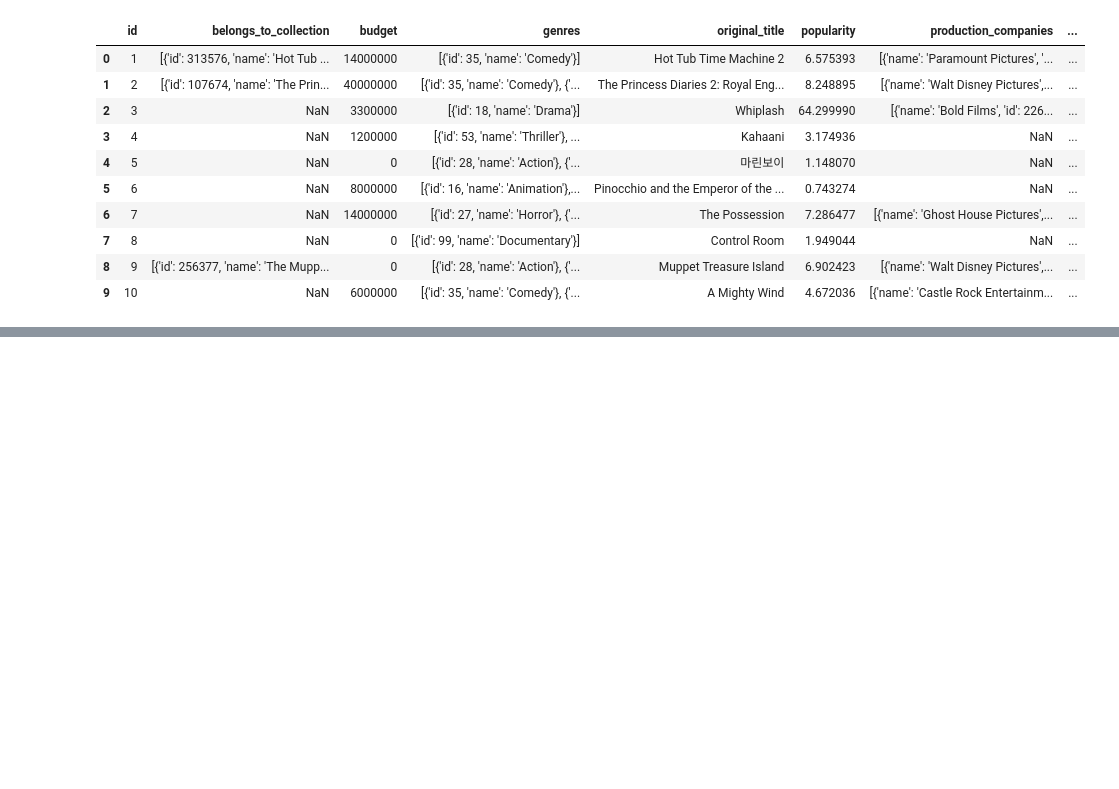
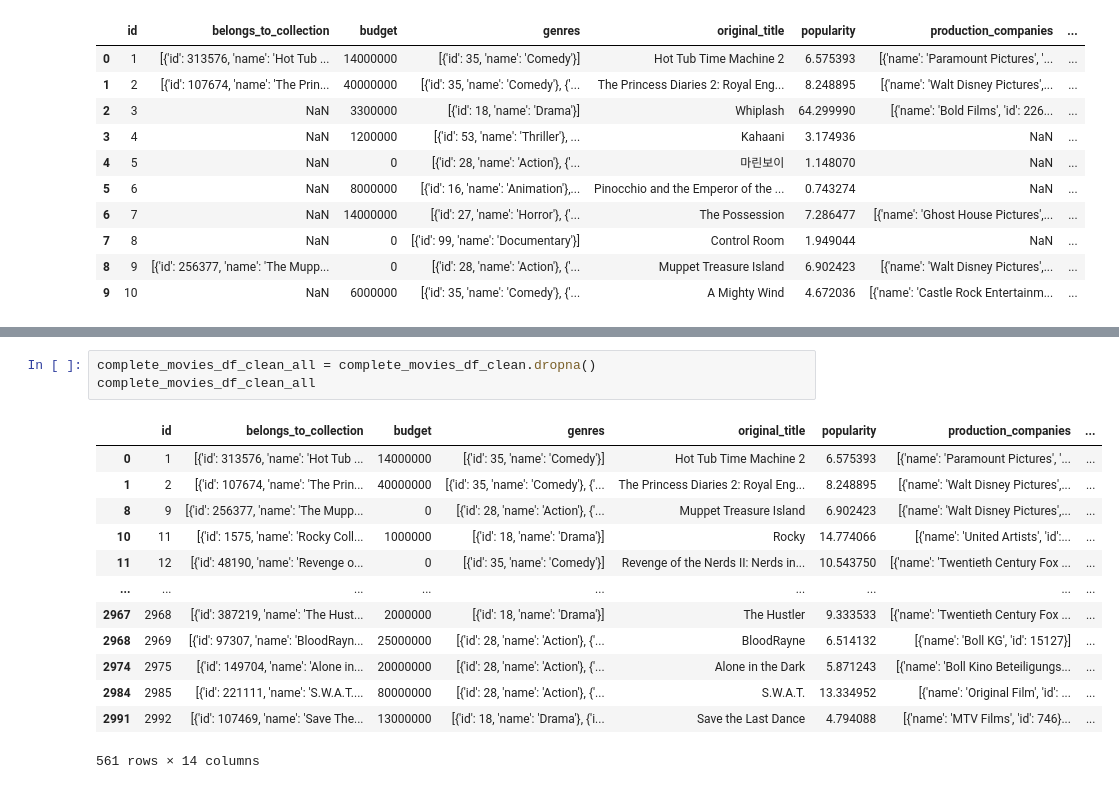
Before and after one commit to kendoll7/project_4, a Jupyter notebook: movies_etl.ipynb, the cells around one changed output, grey strips where cells are left out. Cells and saved outputs as stored; diff of their text form; blank space fills up the shorter version.

```diff
--- a/movies_etl.ipynb
+++ b/movies_etl.ipynb
@@ -105,0 +139,17 @@ complete_movies_df_clean.to_csv('clean_csvs/complete_movie_list.csv', index=Fals
+# %%
+complete_movies_df_clean_all = complete_movies_df_clean.dropna()
+complete_movies_df_clean_all
+# %% [output]
+|  | id | belongs_to_collection | budget | genres | original_title | popularity | production_companies | ... |
+| 0 | 1 | [{'id': 313576, 'name': 'Hot Tub ... | 14000000 | [{'id': 35, 'name': 'Comedy'}] | Hot Tub Time Machine 2 | 6.575393 | [{'name': 'Paramount Pictures', '... | ... |
+| 1 | 2 | [{'id': 107674, 'name': 'The Prin... | 40000000 | [{'id': 35, 'name': 'Comedy'}, {'... | The Princess Diaries 2: Royal Eng... | 8.248895 | [{'name': 'Walt Disney Pictures',... | ... |
+| 8 | 9 | [{'id': 256377, 'name': 'The Mupp... | 0 | [{'id': 28, 'name': 'Action'}, {'... | Muppet Treasure Island | 6.902423 | [{'name': 'Walt Disney Pictures',... | ... |
+| 10 | 11 | [{'id': 1575, 'name': 'Rocky Coll... | 1000000 | [{'id': 18, 'name': 'Drama'}] | Rocky | 14.774066 | [{'name': 'United Artists', 'id':... | ... |
+| 11 | 12 | [{'id': 48190, 'name': 'Revenge o... | 0 | [{'id': 35, 'name': 'Comedy'}] | Revenge of the Nerds II: Nerds in... | 10.543750 | [{'name': 'Twentieth Century Fox ... | ... |
+| ... | ... | ... | ... | ... | ... | ... | ... | ... |
+| 2967 | 2968 | [{'id': 387219, 'name': 'The Hust... | 2000000 | [{'id': 18, 'name': 'Drama'}] | The Hustler | 9.333533 | [{'name': 'Twentieth Century Fox ... | ... |
+| 2968 | 2969 | [{'id': 97307, 'name': 'BloodRayn... | 25000000 | [{'id': 28, 'name': 'Action'}, {'... | BloodRayne | 6.514132 | [{'name': 'Boll KG', 'id': 15127}] | ... |
+| 2974 | 2975 | [{'id': 149704, 'name': 'Alone in... | 20000000 | [{'id': 28, 'name': 'Action'}, {'... | Alone in the Dark | 5.871243 | [{'name': 'Boll Kino Beteiligungs... | ... |
+| 2984 | 2985 | [{'id': 221111, 'name': 'S.W.A.T.... | 80000000 | [{'id': 28, 'name': 'Action'}, {'... | S.W.A.T. | 13.334952 | [{'name': 'Original Film', 'id': ... | ... |
+| 2991 | 2992 | [{'id': 107469, 'name': 'Save The... | 13000000 | [{'id': 18, 'name': 'Drama'}, {'i... | Save the Last Dance | 4.794088 | [{'name': 'MTV Films', 'id': 746}... | ... |
+561 rows × 14 columns
```
Also changed, not shown: parts of 7 cells of this notebook, 1 other file.
